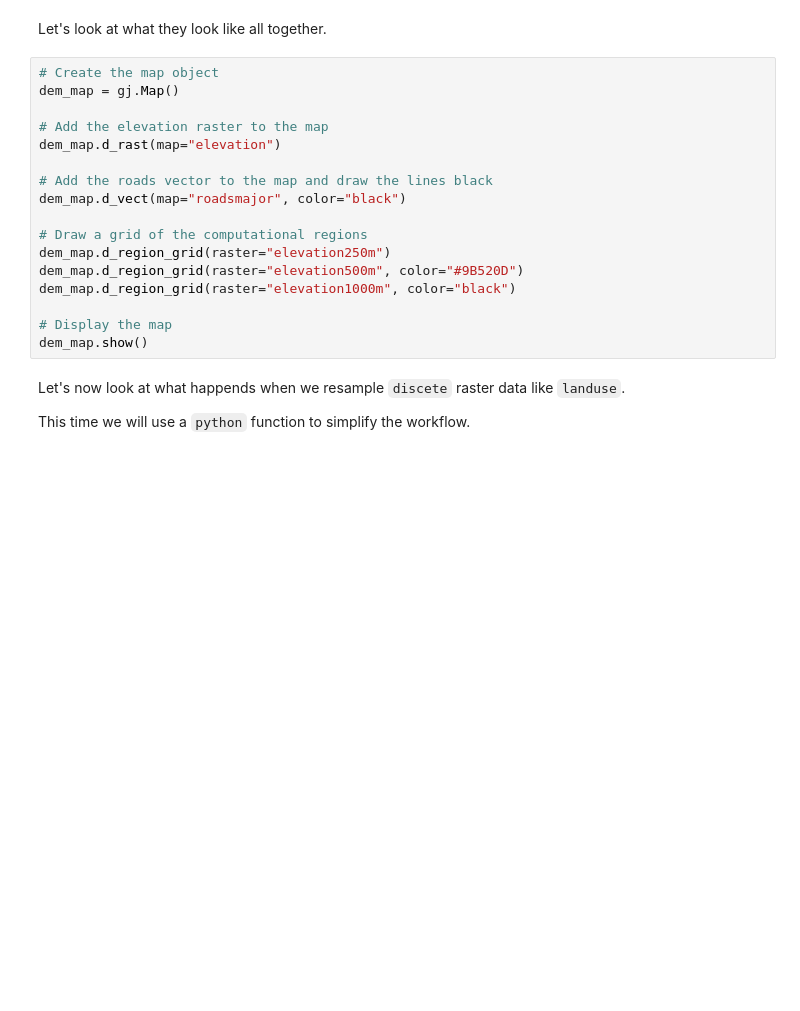
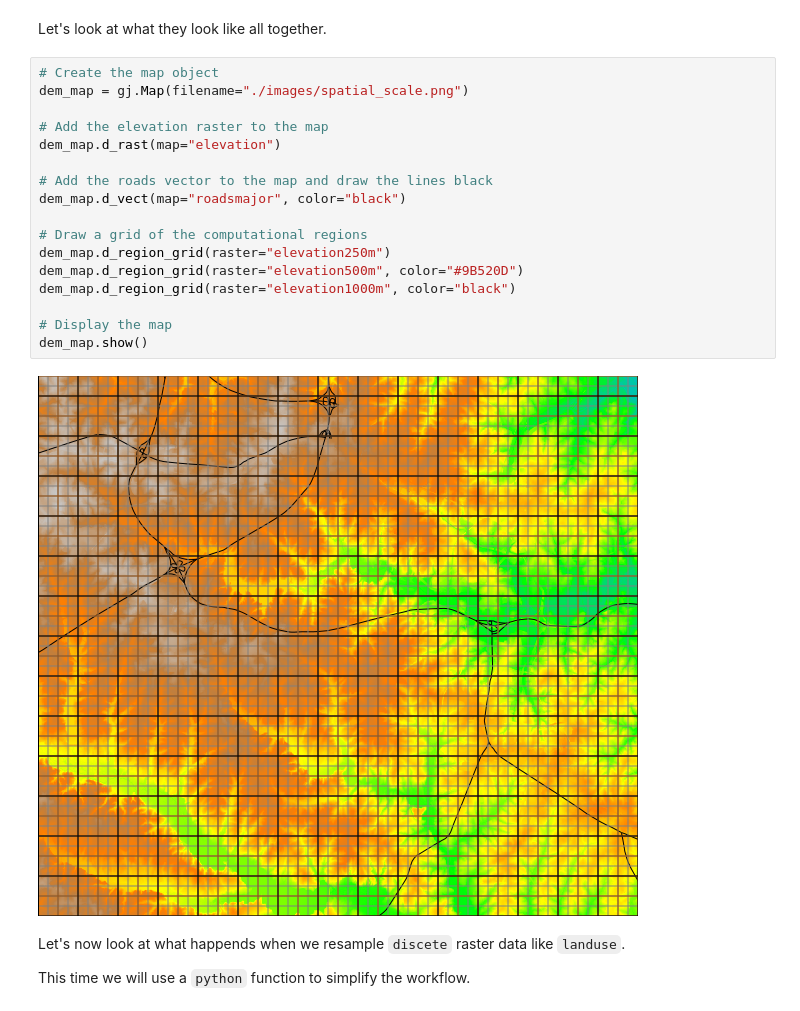
Before and after one commit to OpenPlainsInc/intro-to-geoprocessing-workshop, a Jupyter notebook: geoprocessing.ipynb, the cells around one changed output. Saved outputs shown, nothing was run; the diff lists cells and outputs as text; blank space fills up the shorter version.

```diff
--- a/geoprocessing.ipynb
+++ b/geoprocessing.ipynb
@@ -537,21 +614,23 @@ plt.show()
 Let's look at what they look like all together.
 # %%
 # Create the map object
-dem_map = gj.Map()
+dem_map = gj.Map(filename="./images/spatial_scale.png")
 
 # Add the elevation raster to the map
 dem_map.d_rast(map="elevation")
 
 # Add the roads vector to the map and draw the lines black
 dem_map.d_vect(map="roadsmajor", color="black")
 
 # Draw a grid of the computational regions
 dem_map.d_region_grid(raster="elevation250m")
 dem_map.d_region_grid(raster="elevation500m", color="#9B520D")
 dem_map.d_region_grid(raster="elevation1000m", color="black")
 
 # Display the map
 dem_map.show()
+# %% [output]
+[figure, added]
 # %% [markdown]
 Let's now look at what happends when we resample `discete` raster data like `landuse`.
 
```
Also changed, not shown: parts of 8 cells of this notebook, 4 other files.
